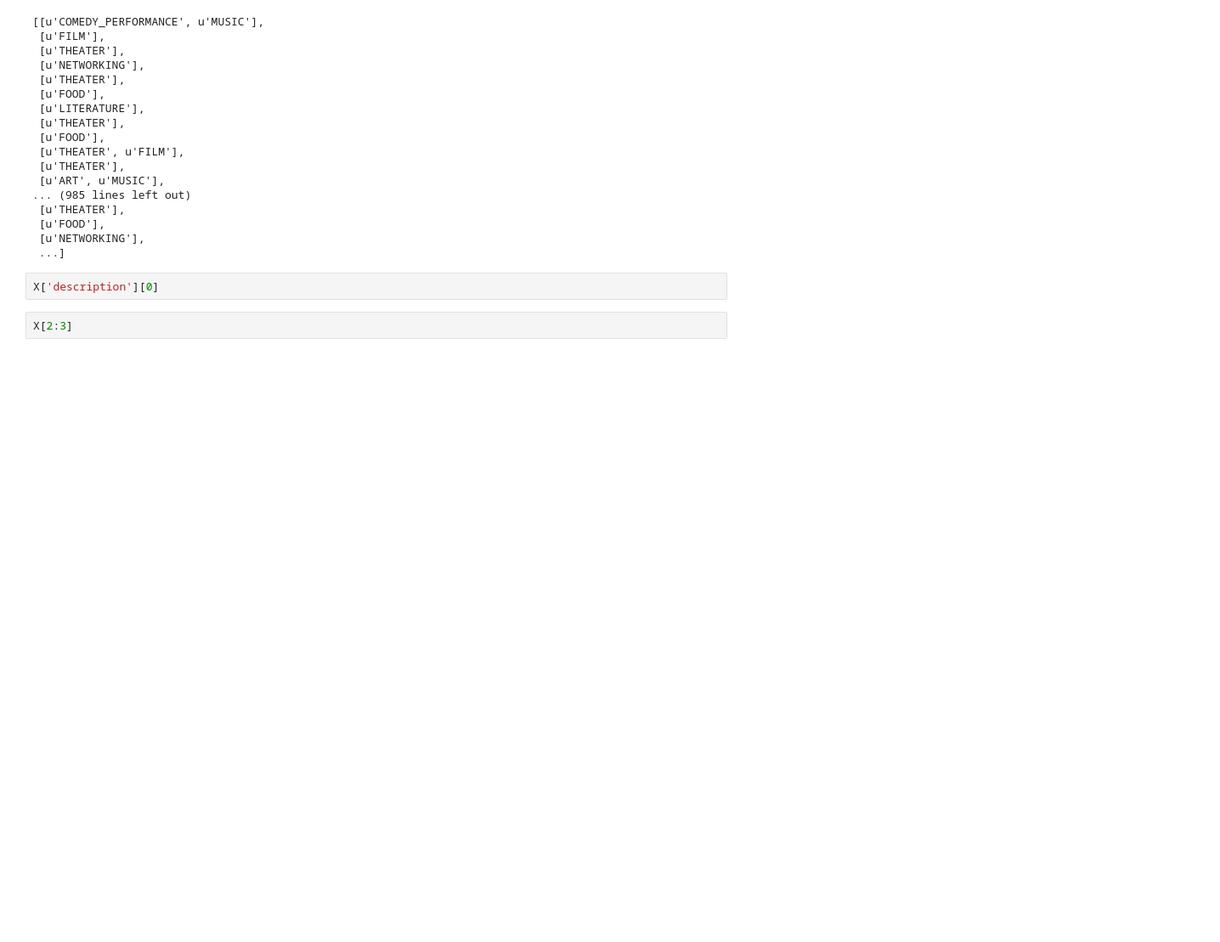
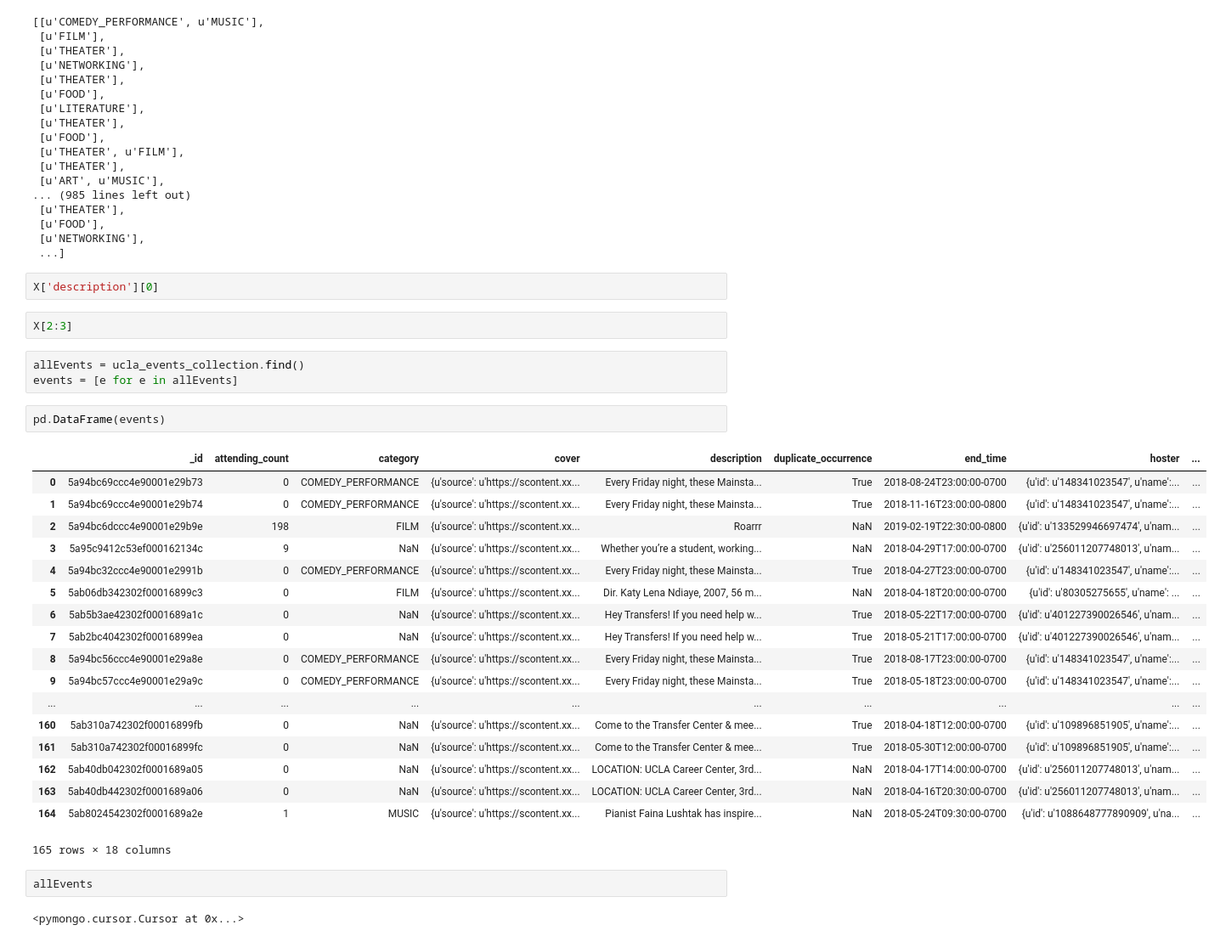
Before and after one commit to ucladevx/Bmaps-Backend, a Jupyter notebook: src/mappening/ml/modelTesting.ipynb, the cells around one changed output. Shown: that part at 85% size. Drawn from its saved outputs; the diff is of its cells as text; blank space fills up the shorter version.

```diff
--- a/src/mappening/ml/modelTesting.ipynb
+++ b/src/mappening/ml/modelTesting.ipynb
@@ -449,3 +451,31 @@ x
 X['description'][0]
 # %%
 X[2:3]
+# %%
+allEvents = ucla_events_collection.find()
+events = [e for e in allEvents]
+# %%
+pd.DataFrame(events)
+# %% [output]
+|  | _id | attending_count | category | cover | description | duplicate_occurrence | end_time | hoster | ... |
+| 0 | 5a94bc69ccc4e90001e29b73 | 0 | COMEDY_PERFORMANCE | {u'source': u'https://scontent.xx... | Every Friday night, these Mainsta... | True | 2018-08-24T23:00:00-0700 | {u'id': u'148341023547', u'name':... | ... |
+| 1 | 5a94bc69ccc4e90001e29b74 | 0 | COMEDY_PERFORMANCE | {u'source': u'https://scontent.xx... | Every Friday night, these Mainsta... | True | 2018-11-16T23:00:00-0800 | {u'id': u'148341023547', u'name':... | ... |
+| 2 | 5a94bc6dccc4e90001e29b9e | 198 | FILM | {u'source': u'https://scontent.xx... | Roarrr | NaN | 2019-02-19T22:30:00-0800 | {u'id': u'133529946697474', u'nam... | ... |
+| 3 | 5a95c9412c53ef000162134c | 9 | NaN | {u'source': u'https://scontent.xx... | Whether you’re a student, working... | NaN | 2018-04-29T17:00:00-0700 | {u'id': u'256011207748013', u'nam... | ... |
+| 4 | 5a94bc32ccc4e90001e2991b | 0 | COMEDY_PERFORMANCE | {u'source': u'https://scontent.xx... | Every Friday night, these Mainsta... | True | 2018-04-27T23:00:00-0700 | {u'id': u'148341023547', u'name':... | ... |
+| 5 | 5ab06db342302f00016899c3 | 0 | FILM | {u'source': u'https://scontent.xx... | Dir. Katy Lena Ndiaye, 2007, 56 m... | NaN | 2018-04-18T20:00:00-0700 | {u'id': u'80305275655', u'name': ... | ... |
+| 6 | 5ab5b3ae42302f0001689a1c | 0 | NaN | {u'source': u'https://scontent.xx... | Hey Transfers! If you need help w... | True | 2018-05-22T17:00:00-0700 | {u'id': u'401227390026546', u'nam... | ... |
+| 7 | 5ab2bc4042302f00016899ea | 0 | NaN | {u'source': u'https://scontent.xx... | Hey Transfers! If you need help w... | True | 2018-05-21T17:00:00-0700 | {u'id': u'401227390026546', u'nam... | ... |
+| 8 | 5a94bc56ccc4e90001e29a8e | 0 | COMEDY_PERFORMANCE | {u'source': u'https://scontent.xx... | Every Friday night, these Mainsta... | True | 2018-08-17T23:00:00-0700 | {u'id': u'148341023547', u'name':... | ... |
+| 9 | 5a94bc57ccc4e90001e29a9c | 0 | COMEDY_PERFORMANCE | {u'source': u'https://scontent.xx... | Every Friday night, these Mainsta... | True | 2018-05-18T23:00:00-0700 | {u'id': u'148341023547', u'name':... | ... |
+| ... | ... | ... | ... | ... | ... | ... | ... | ... | ... |
+| 160 | 5ab310a742302f00016899fb | 0 | NaN | {u'source': u'https://scontent.xx... | Come to the Transfer Center & mee... | True | 2018-04-18T12:00:00-0700 | {u'id': u'109896851905', u'name':... | ... |
+| 161 | 5ab310a742302f00016899fc | 0 | NaN | {u'source': u'https://scontent.xx... | Come to the Transfer Center & mee... | True | 2018-05-30T12:00:00-0700 | {u'id': u'109896851905', u'name':... | ... |
+| 162 | 5ab40db042302f0001689a05 | 0 | NaN | {u'source': u'https://scontent.xx... | LOCATION: UCLA Career Center, 3rd... | NaN | 2018-04-17T14:00:00-0700 | {u'id': u'256011207748013', u'nam... | ... |
+| 163 | 5ab40db442302f0001689a06 | 0 | NaN | {u'source': u'https://scontent.xx... | LOCATION: UCLA Career Center, 3rd... | NaN | 2018-04-16T20:30:00-0700 | {u'id': u'256011207748013', u'nam... | ... |
+| 164 | 5ab8024542302f0001689a2e | 1 | MUSIC | {u'source': u'https://scontent.xx... | Pianist Faina Lushtak has inspire... | NaN | 2018-05-24T09:30:00-0700 | {u'id': u'1088648777890909', u'na... | ... |
+165 rows × 18 columns
+# %%
+allEvents
+# %% [output]
+<pymongo.cursor.Cursor at 0x...>
```
Also changed, not shown: parts of 8 cells of this notebook, 2 other files.
